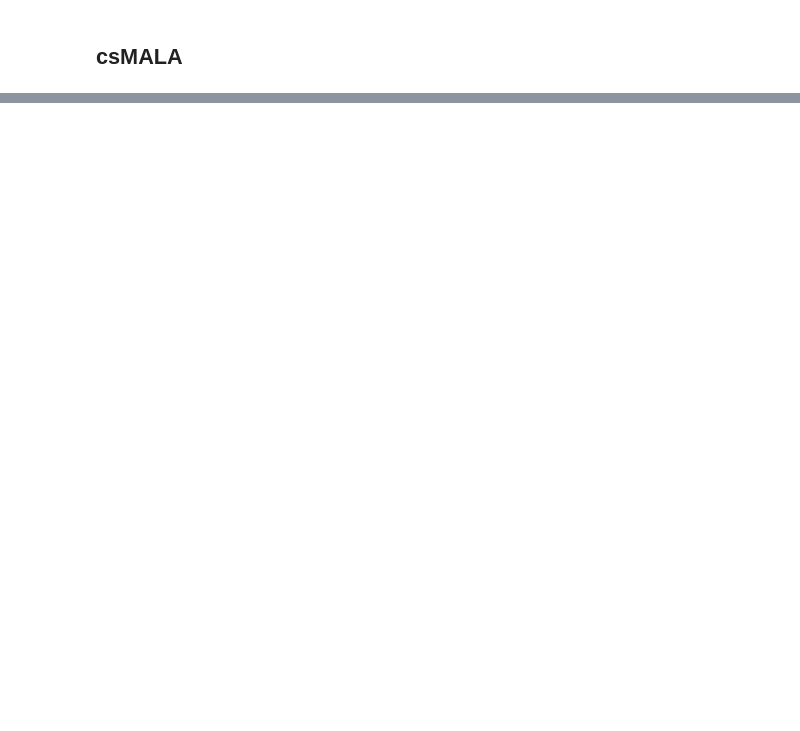
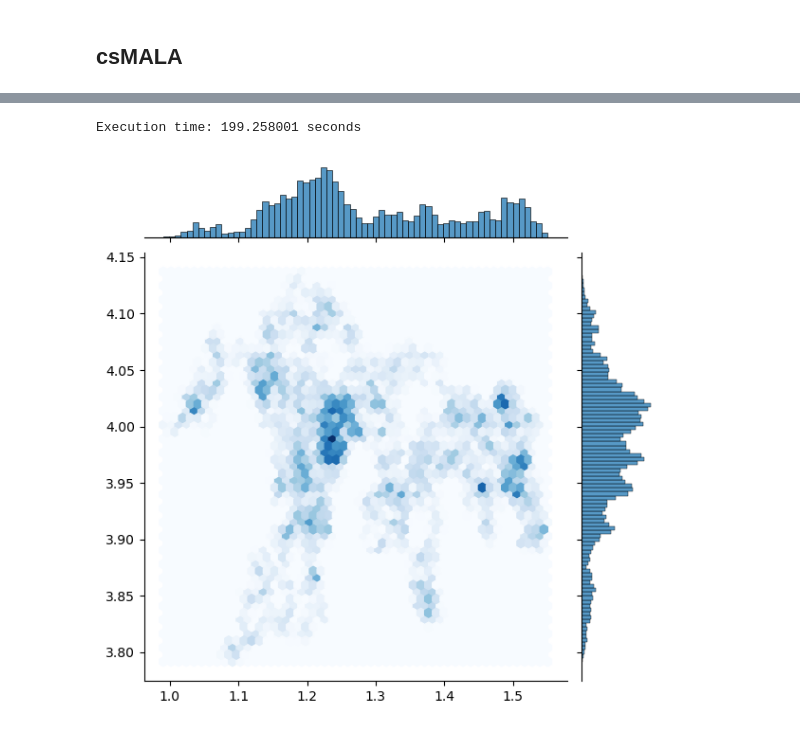
Before and after one commit to fnnrth/bt_MCMC_big_data, a Jupyter notebook: Main.ipynb, the cells around one changed output, grey strips where cells are left out. Saved outputs shown, nothing was run; the diff lists cells and outputs as text; code cells hidden in the pictures; blank space fills up the shorter version.

```diff
--- a/Main.ipynb
+++ b/Main.ipynb
@@ -143,0 +179,7 @@ plt_samples(test_csMALA_samples)
+# %%
+p =1/4
+N=100000
+bernoulli_array = np.random.choice([0, 1], size=N, p=[1-p, p])
+
+dataset_2_nd = np.where(bernoulli_array == 1, npr.randn(N), npr.randn(N) + 8)
+plt.hist(dataset_2_nd, bins=100)
@@ -143,0 +205,15 @@ plt_samples(test_csMALA_samples)
+# %%
+T = 100000
+norm_2 = Norm_2_d_lkhd()
+test_vanillMH = MetropolisHastings(dataset_2_nd, norm_2)
+theta = np.array([1,4])
+start_time = time.time()
+test_vanillMH.run(T, theta, dataset_2_nd)
+vanillMH_run = test_vanillMH.S
+end_time = time.time()
+ex_time_vanillaMH = end_time - start_time
+print(f"Execution time: {ex_time_vanillaMH:.6f} seconds")
+plt_samples(vanillMH_run)
+# %% [output]
+Execution time: 199.258001 seconds
+[figure, added]
```
Also changed, not shown: parts of 12 cells of this notebook, 5 other files.
